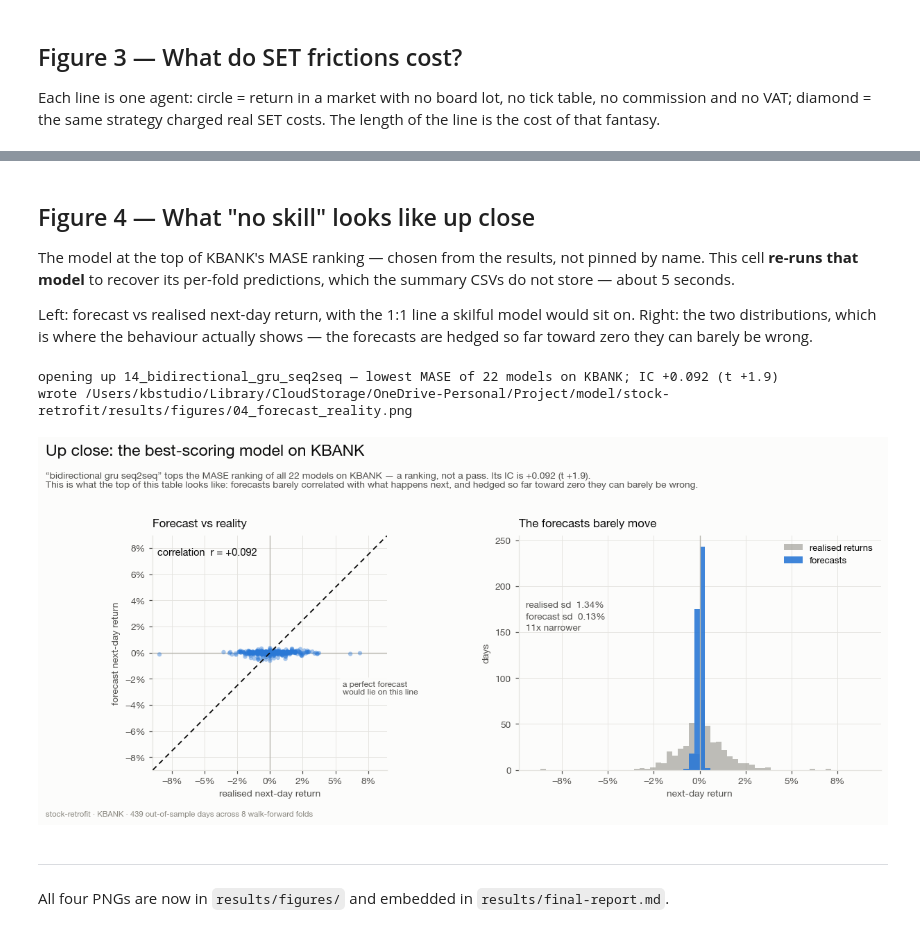
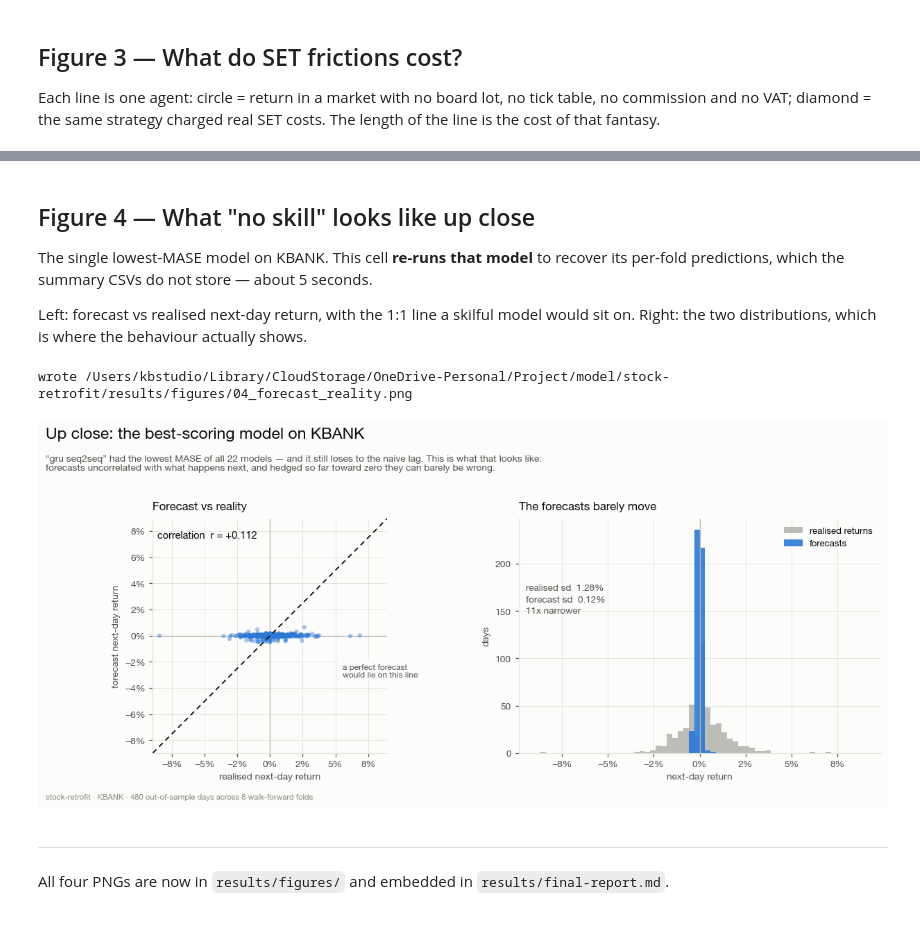
Before and after one commit to k-b-studio/stock-retrofit, a Jupyter notebook: notebooks/07_figures.ipynb, the cells around one changed output, grey strips where cells are left out. Drawn from its saved outputs; the diff is of its cells as text; code cells hidden in the pictures.

```diff
--- a/notebooks/07_figures.ipynb
+++ b/notebooks/07_figures.ipynb
@@ -353,27 +309,16 @@ wrote /Users/kbstudio/Library/CloudStorage/OneDrive-Personal/Project/model/stock
 # %% [markdown]
 ## Figure 4 — What "no skill" looks like up close
 
-The model at the top of KBANK's MASE ranking — chosen from the results, not pinned by
-name. This cell **re-runs that model** to recover its per-fold predictions, which the
-summary CSVs do not store — about 5 seconds.
+The single lowest-MASE model on KBANK. This cell **re-runs that model** to recover its
+per-fold predictions, which the summary CSVs do not store — about 5 seconds.
 
 Left: forecast vs realised next-day return, with the 1:1 line a skilful model would sit
-on. Right: the two distributions, which is where the behaviour actually shows — the
-forecasts are hedged so far toward zero they can barely be wrong.
+on. Right: the two distributions, which is where the behaviour actually shows.
 # %%
-# Which model to open up: the lowest-MASE model on KBANK, read from the
-# results rather than pinned by name — the ranking moves whenever the
-# harness changes. Assign `config` by hand to inspect any other config.
+# Which model to open up. Defaults to the lowest-MASE model on KBANK;
+# change these two lines to inspect any other config.
 symbol = "KBANK"
-_scores = load("evaluate", symbol)
-if _scores is None or not len(_scores):
-    raise RuntimeError(f"no evaluate-{symbol}.csv found — run `cli evaluate --all` first")
-_ranked = _scores[~_scores["model"].str.contains("naive_lag|always_long")]
-config = _ranked.nsmallest(1, "MASE")["model"].iloc[0]
-_row = _ranked.nsmallest(1, "MASE").iloc[0]
-_ic, _ic_t = float(_row["ic"]), float(_row["ic_t"])
-print(f"opening up {config} — lowest MASE of {len(_ranked)} models on {symbol}; "
-      f"IC {_ic:+.3f} (t {_ic_t:+.1f})")
+config = "13_gru_seq2seq"
 
 from stock_retrofit.config import EvalConfig, ModelSpec
 from stock_retrofit.data import load as load_bars
@@ -426,38 +371,37 @@ bins = np.linspace(-lim, lim, 61)
 ax2.hist(preds["y_true"], bins=bins, color=MUTED, alpha=0.55, label="realised returns")
 ax2.hist(preds["y_pred"], bins=bins, color=BLUE, alpha=0.9, label="forecasts")
 ax2.axvline(0, color=RULE, lw=0.9)
 ax2.xaxis.set_major_formatter(mpl.ticker.PercentFormatter(1.0, decimals=0))
 ax2.set_xlabel("next-day return")
 ax2.set_ylabel("days")
 ax2.set_title("The forecasts barely move", loc="left", pad=8)
 ax2.legend(fontsize=8.6, loc="upper right")
 ax2.set_axisbelow(True)
 
 sd_true, sd_pred = preds["y_true"].std(), preds["y_pred"].std()
 ax2.text(0.02, 0.72,
          f"realised sd  {sd_true:.2%}\nforecast sd  {sd_pred:.2%}\n"
          f"{sd_true / max(sd_pred, 1e-12):.0f}x narrower",
          transform=ax2.transAxes, fontsize=8.8, color=INK_2, va="top", linespacing=1.5)
 
 fig.suptitle(f"Up close: the best-scoring model on {symbol}",
              x=0.011, ha="left", fontsize=15, fontweight="700", y=0.99)
 fig.text(0.011, 0.918,
-         f"“{short(config)}” tops the MASE ranking of all {len(_ranked)} models on {symbol} — a ranking, not a pass. "
-         f"Its IC is {_ic:+.3f} (t {_ic_t:+.1f}).\nThis is what the top of this table looks like: forecasts barely "
-         "correlated with what happens next, and hedged so far toward zero they can barely be wrong.",
+         f"“{short(config)}” had the lowest MASE of all 22 models — and it still loses to the naive lag. "
+         "This is what that looks like:\nforecasts uncorrelated with what happens next, and hedged so far "
+         "toward zero they can barely be wrong.",
          ha="left", va="top", fontsize=9, color=INK_2)
 fig.tight_layout(rect=[0, 0.035, 1, 0.885])
 caption(fig, f"stock-retrofit · {symbol} · {len(preds)} out-of-sample days across "
              f"{preds['fold'].nunique()} walk-forward folds")
 
 out = FIGURES / "04_forecast_reality.png"
 fig.savefig(out, bbox_inches="tight")
 fig.savefig(out, bbox_inches="tight")
 print("wrote", out)
 # %% [output]
-opening up 14_bidirectional_gru_seq2seq — lowest MASE of 22 models on KBANK; IC +0.092 (t +1.9)
 wrote /Users/kbstudio/Library/CloudStorage/OneDrive-Personal/Project/model/stock-retrofit/results/figures/04_forecast_reality.png
-[figure, old version]
+[figure, new version]
 # %% [markdown]
 ---
 
```
Also changed, not shown: parts of 6 cells of this notebook, 8 other files.
